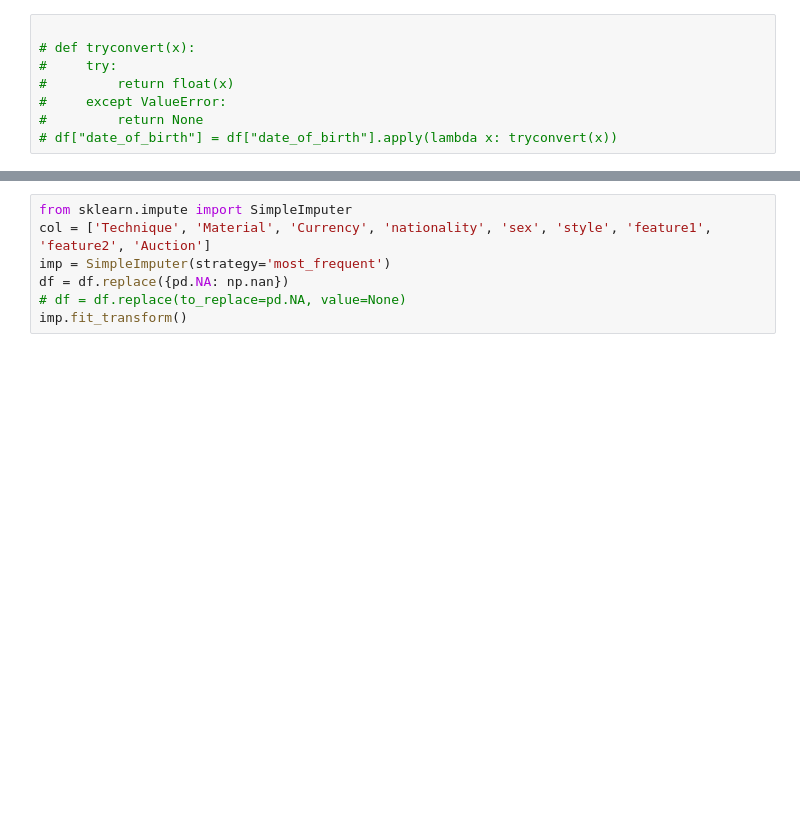
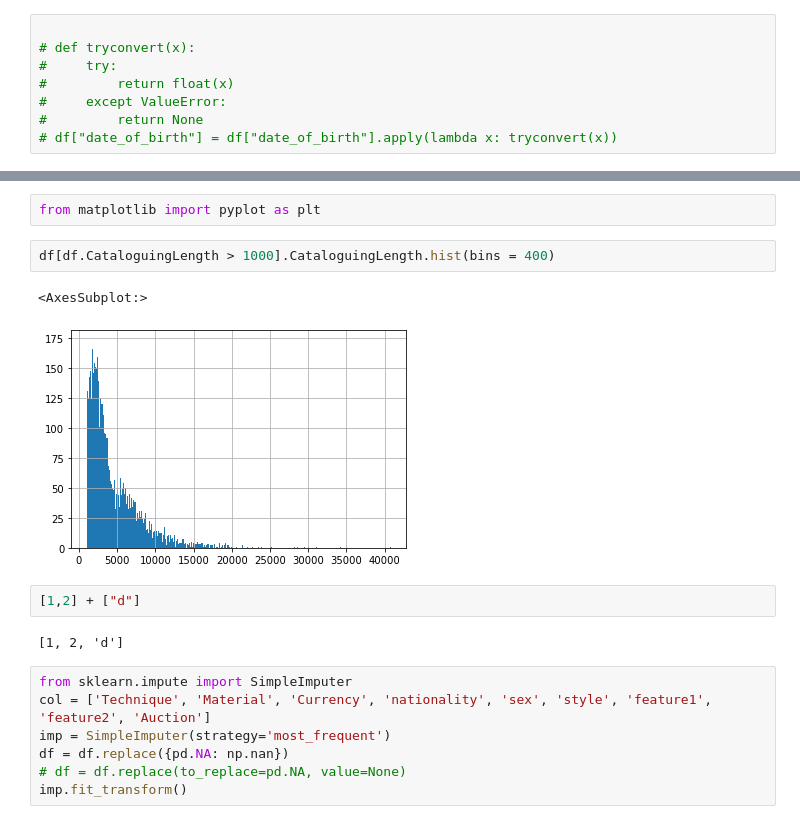
Before and after one commit to BorisovMaksim/AuthorDeath, a Jupyter notebook: Notebooks/notes.ipynb, the cells around one changed output, grey strips where cells are left out. Saved outputs shown, nothing was run; the diff lists cells and outputs as text; blank space fills up the shorter version.

```diff
--- a/Notebooks/notes.ipynb
+++ b/Notebooks/notes.ipynb
@@ -51,3 +85,14 @@ IndexError: index 10 is out of bounds for axis 0 with size 3
+# %%
+from matplotlib import pyplot as plt
+# %%
+df[df.CataloguingLength > 1000].CataloguingLength.hist(bins = 400)
+# %% [output]
+<AxesSubplot:>
+[figure, added]
+# %%
+[1,2] + ["d"]
+# %% [output]
+[1, 2, 'd']
 # %%
 from sklearn.impute import SimpleImputer
 col = ['Technique', 'Material', 'Currency', 'nationality', 'sex', 'style', 'feature1', 'feature2', 'Auction']
```
Also changed, not shown: parts of 5 cells of this notebook, 7 other files.
